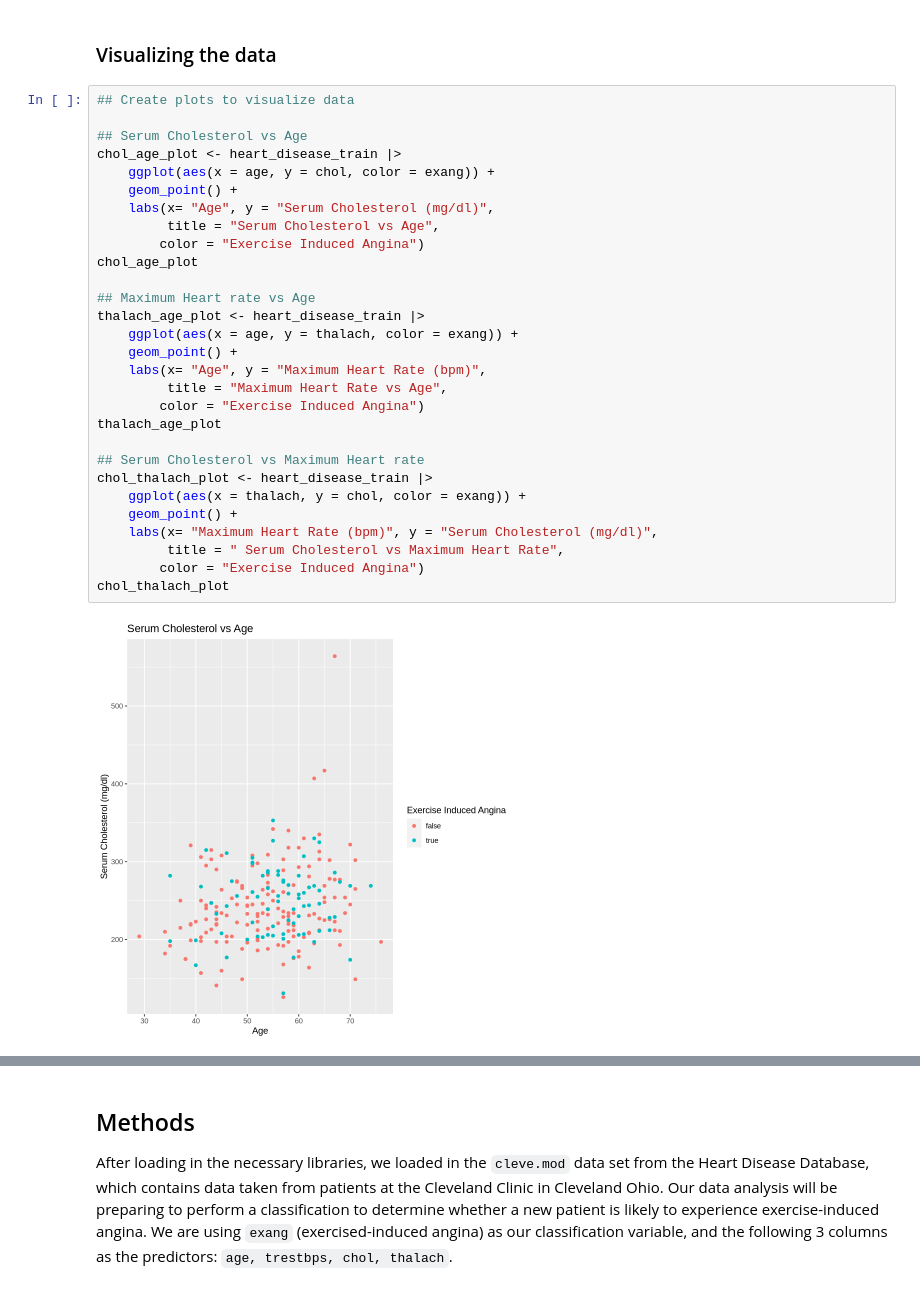
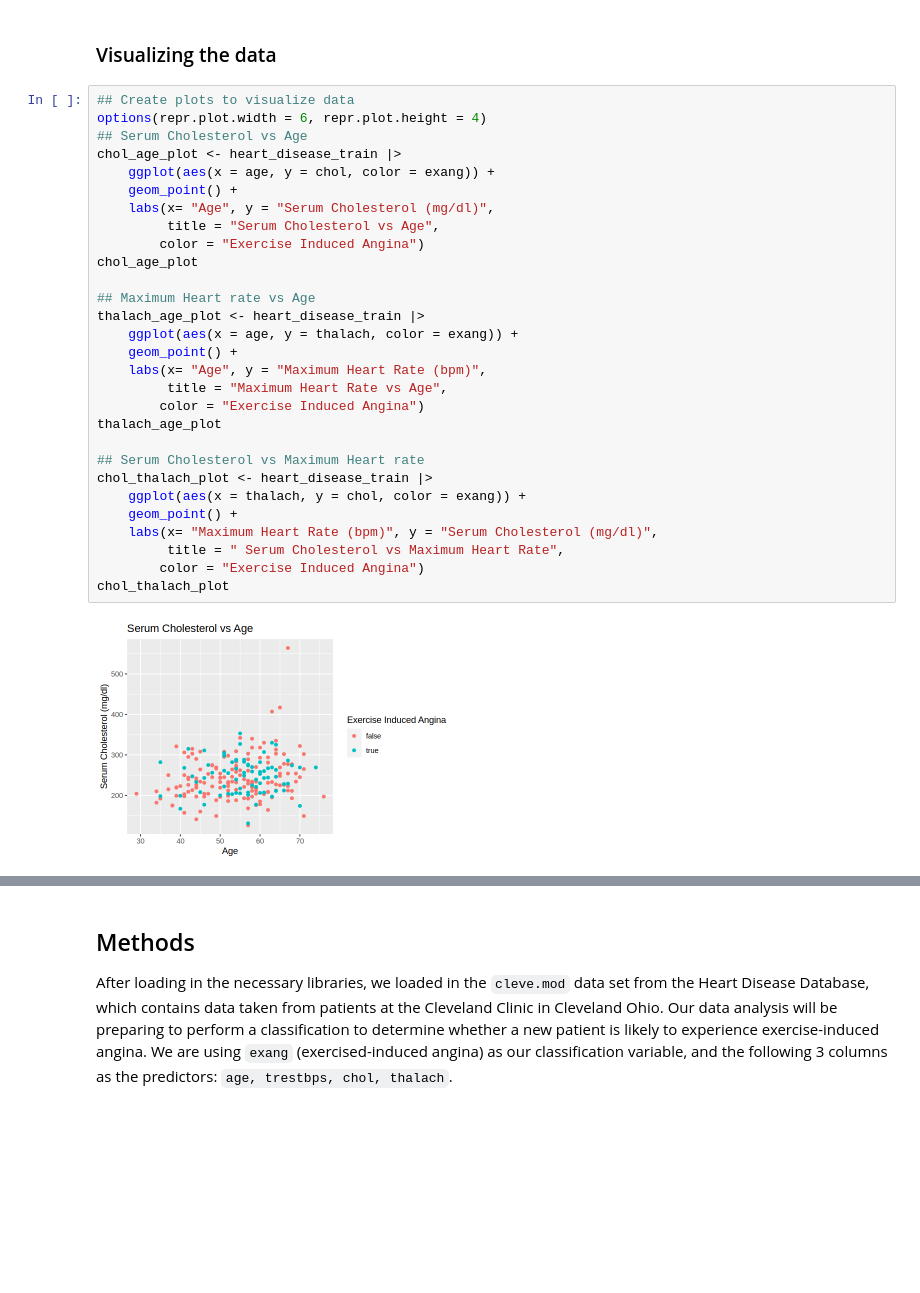
Before and after one commit to kakeysword/dsci100-heart-disease, a Jupyter notebook: group proposal.ipynb, the cells around one changed output, grey strips where cells are left out. Drawn from its saved outputs; the diff is of its cells as text; blank space fills up the shorter version.

Commit message:
change the expected outcomes and adjust the size of plots

```diff
--- a/group proposal.ipynb
+++ b/group proposal.ipynb
@@ -132,32 +132,32 @@ A tibble: 2 × 11
 ### Visualizing the data
 # %%
 ## Create plots to visualize data
-
+options(repr.plot.width = 6, repr.plot.height = 4)
 ## Serum Cholesterol vs Age
 chol_age_plot <- heart_disease_train |>
     ggplot(aes(x = age, y = chol, color = exang)) +
     geom_point() +
     labs(x= "Age", y = "Serum Cholesterol (mg/dl)",
          title = "Serum Cholesterol vs Age",
         color = "Exercise Induced Angina")
 chol_age_plot
 
 ## Maximum Heart rate vs Age
 thalach_age_plot <- heart_disease_train |>
     ggplot(aes(x = age, y = thalach, color = exang)) +
     geom_point() +
     labs(x= "Age", y = "Maximum Heart Rate (bpm)",
          title = "Maximum Heart Rate vs Age",
         color = "Exercise Induced Angina")
 thalach_age_plot
 
 ## Serum Cholesterol vs Maximum Heart rate
 chol_thalach_plot <- heart_disease_train |>
     ggplot(aes(x = thalach, y = chol, color = exang)) +
     geom_point() +
     labs(x= "Maximum Heart Rate (bpm)", y = "Serum Cholesterol (mg/dl)",
          title = " Serum Cholesterol vs Maximum Heart Rate",
         color = "Exercise Induced Angina")
 chol_thalach_plot
 # %% [output]
-[figure, old version]
+[figure, new version]
```
Also changed, not shown: parts of 4 cells of this notebook.
